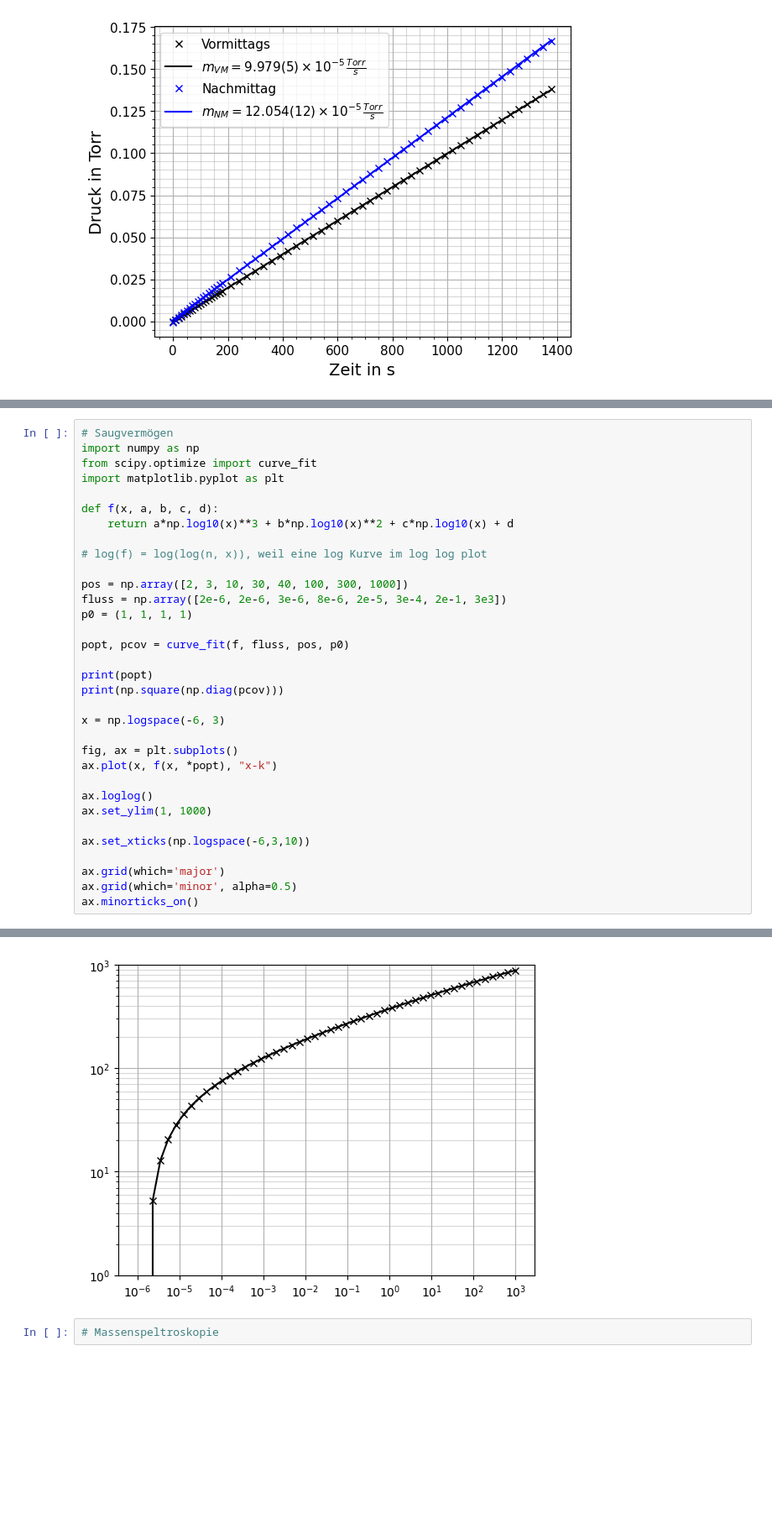
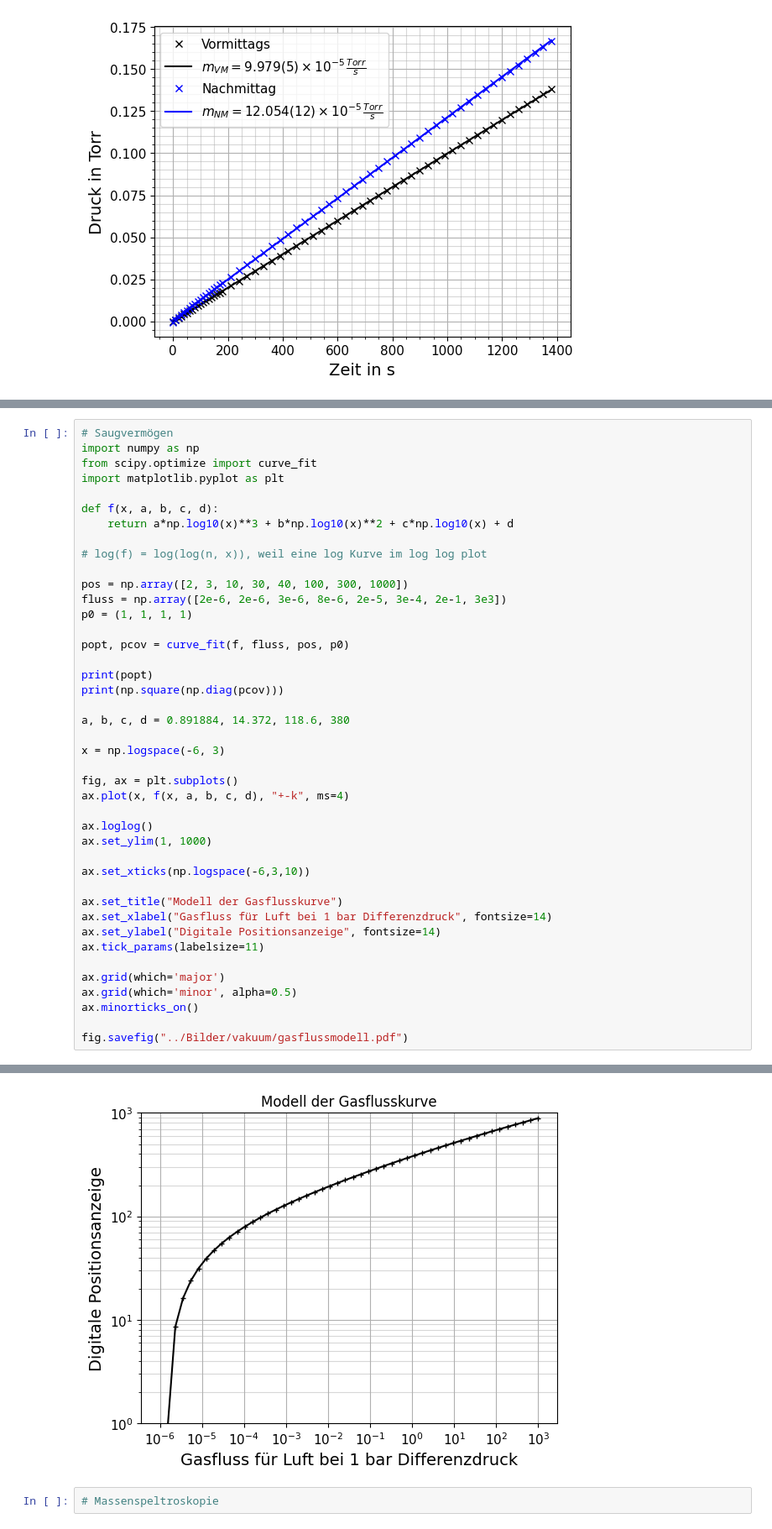
Before and after one commit to NicolasRohrbeck/fprak, a Jupyter notebook: scripts/vakuum.ipynb, the cells around one changed output, grey strips where cells are left out. Shown at 84% size. Drawn from its saved outputs; the diff is of its cells as text; blank space fills up the shorter version.

Commit message:
Vak Gasfluss Modell plot mit festen Param

```diff
--- a/scripts/vakuum.ipynb
+++ b/scripts/vakuum.ipynb
@@ -246,34 +247,43 @@ import matplotlib.pyplot as plt
 
 def f(x, a, b, c, d):
     return a*np.log10(x)**3 + b*np.log10(x)**2 + c*np.log10(x) + d
 
 # log(f) = log(log(n, x)), weil eine log Kurve im log log plot
 
 pos = np.array([2, 3, 10, 30, 40, 100, 300, 1000])
 fluss = np.array([2e-6, 2e-6, 3e-6, 8e-6, 2e-5, 3e-4, 2e-1, 3e3])
 p0 = (1, 1, 1, 1)
 
 popt, pcov = curve_fit(f, fluss, pos, p0)
 
 print(popt)
 print(np.square(np.diag(pcov)))
 
+a, b, c, d = 0.891884, 14.372, 118.6, 380
+
 x = np.logspace(-6, 3)
 
 fig, ax = plt.subplots()
-ax.plot(x, f(x, *popt), "x-k")
+ax.plot(x, f(x, a, b, c, d), "+-k", ms=4)
 
 ax.loglog()
 ax.set_ylim(1, 1000)
 
 ax.set_xticks(np.logspace(-6,3,10))
 
+ax.set_title("Modell der Gasflusskurve")
+ax.set_xlabel("Gasfluss für Luft bei 1 bar Differenzdruck", fontsize=14)
+ax.set_ylabel("Digitale Positionsanzeige", fontsize=14)
+ax.tick_params(labelsize=11)
+
 ax.grid(which='major')
 ax.grid(which='minor', alpha=0.5)
 ax.minorticks_on()
+
+fig.savefig("../Bilder/vakuum/gasflussmodell.pdf")
 # %% [output]
 [  0.89188391  14.37196373 118.55652168 376.47472278]
 [2.04136849e-05 7.32551610e-03 1.28150319e+00 9.24765762e+01]
-[figure, old version]
+[figure, new version]
 # %%
 # Massenspeltroskopie
```
Also changed, not shown: parts of 2 cells of this notebook.
